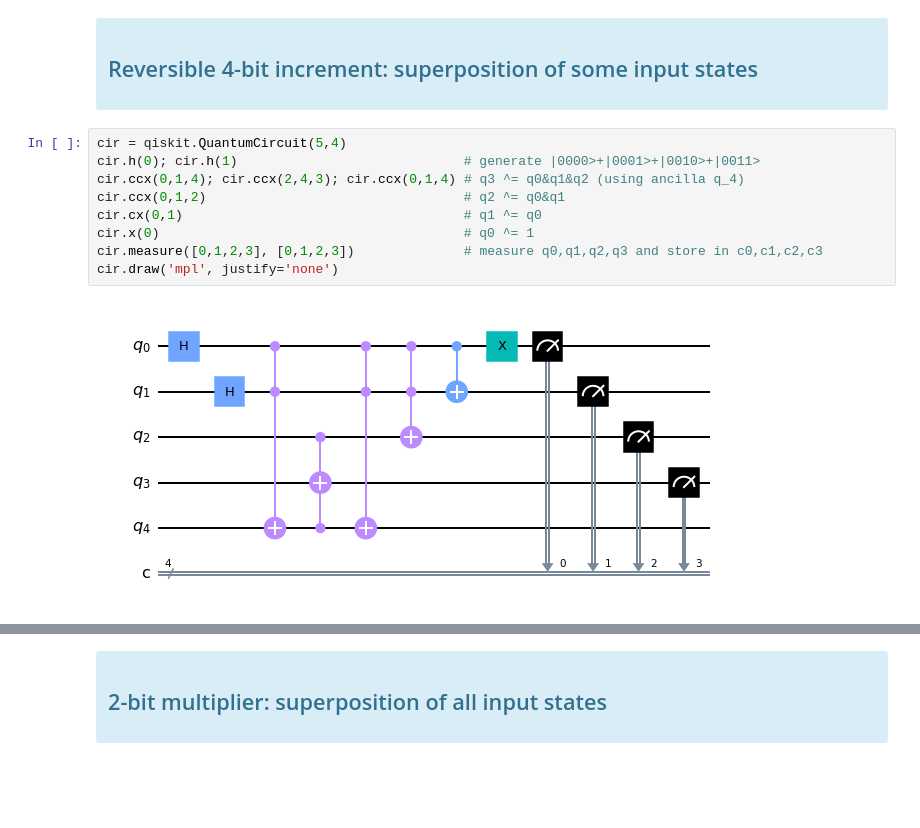
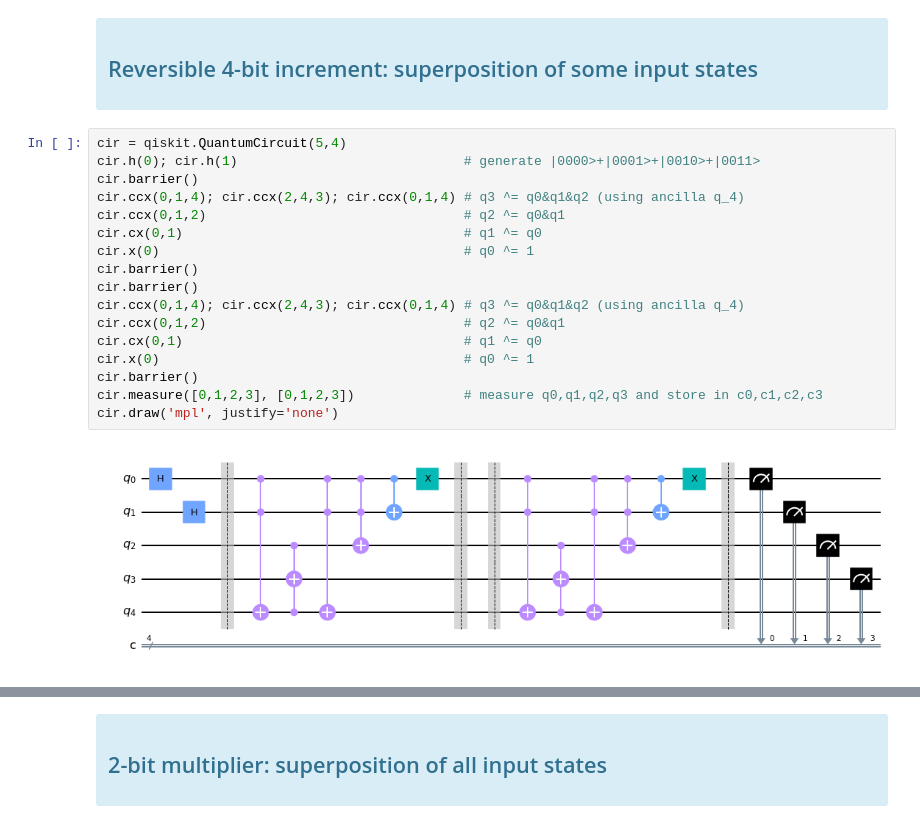
Before and after one commit to lohyenlee/phys492, a Jupyter notebook: qiskit3-Arithmetic.ipynb, the cells around one changed output, grey strips where cells are left out. Drawn from its saved outputs; the diff is of its cells as text; blank space fills up the shorter version.

```diff
--- a/qiskit3-Arithmetic.ipynb
+++ b/qiskit3-Arithmetic.ipynb
@@ -100,13 +100,21 @@ If the circuit executed correctly, the output should equal the input plus one.
 # %%
 cir = qiskit.QuantumCircuit(5,4)
 cir.h(0); cir.h(1)                             # generate |0000>+|0001>+|0010>+|0011>
+cir.barrier()
 cir.ccx(0,1,4); cir.ccx(2,4,3); cir.ccx(0,1,4) # q3 ^= q0&q1&q2 (using ancilla q_4)
 cir.ccx(0,1,2)                                 # q2 ^= q0&q1
 cir.cx(0,1)                                    # q1 ^= q0
 cir.x(0)                                       # q0 ^= 1
+cir.barrier()
+cir.barrier()
+cir.ccx(0,1,4); cir.ccx(2,4,3); cir.ccx(0,1,4) # q3 ^= q0&q1&q2 (using ancilla q_4)
+cir.ccx(0,1,2)                                 # q2 ^= q0&q1
+cir.cx(0,1)                                    # q1 ^= q0
+cir.x(0)                                       # q0 ^= 1
+cir.barrier()
 cir.measure([0,1,2,3], [0,1,2,3])              # measure q0,q1,q2,q3 and store in c0,c1,c2,c3
 cir.draw('mpl', justify='none')
 # %% [output]
-[figure, old version]
+[figure, new version]
 # %%
 exe = qiskit.transpile(cir, sim)
```
Also changed, not shown: parts of 5 cells of this notebook, 4 other files.
